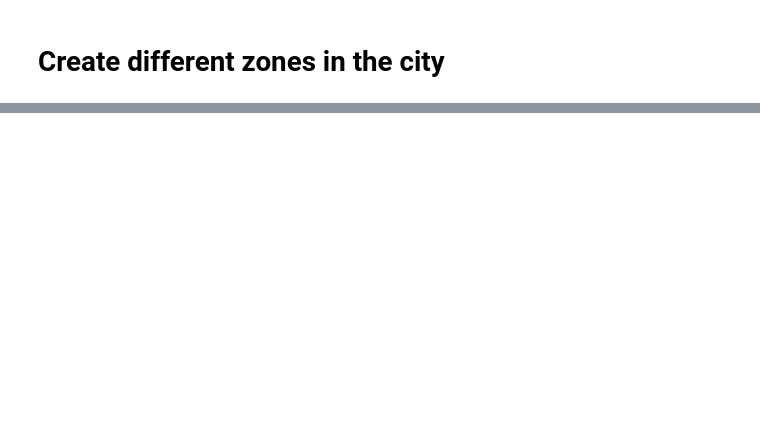
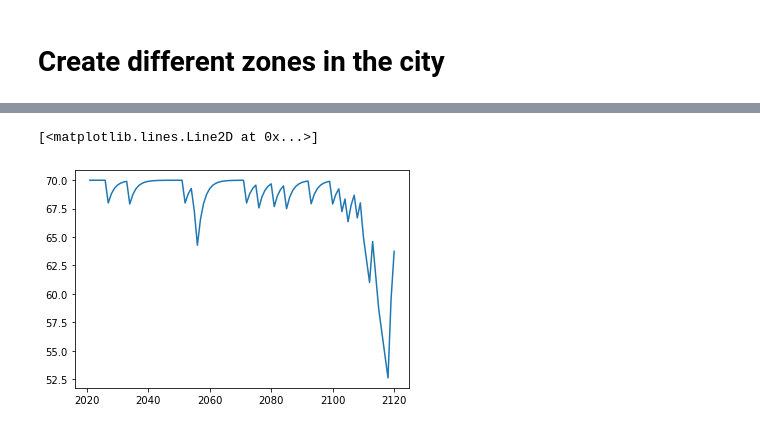
Before and after one commit to keesvanginkel/Urban-SETP, a Jupyter notebook: Rotterdam.ipynb, the cells around one changed output, grey strips where cells are left out. Drawn from its saved outputs; the diff is of its cells as text; code cells hidden in the pictures; blank space fills up the shorter version.

```diff
--- a/Rotterdam.ipynb
+++ b/Rotterdam.ipynb
@@ -307,0 +366,5 @@ Area_B.evaluate_flood(time,levels_C_t)
+# %%
+plt.plot(time,Area_B.trust_t)
+# %% [output]
+[<matplotlib.lines.Line2D at 0x...>]
+[figure, added]
```
Also changed, not shown: parts of 12 cells of this notebook.
